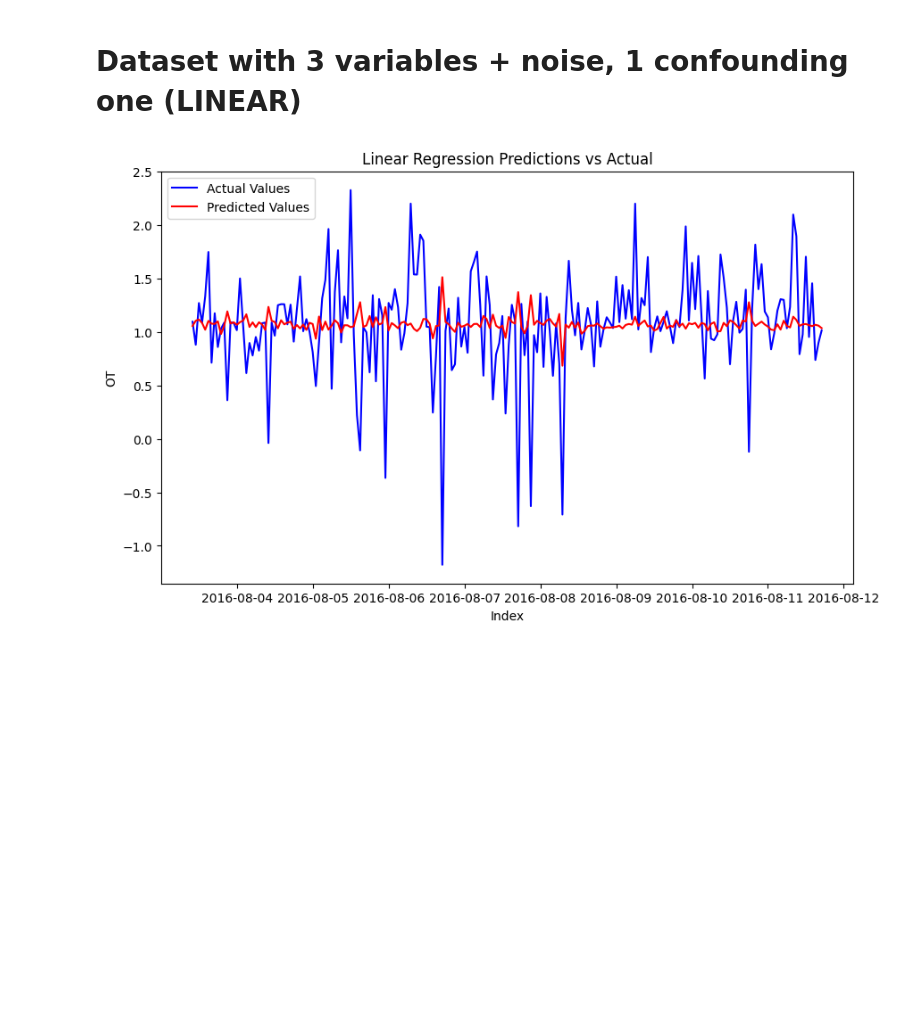
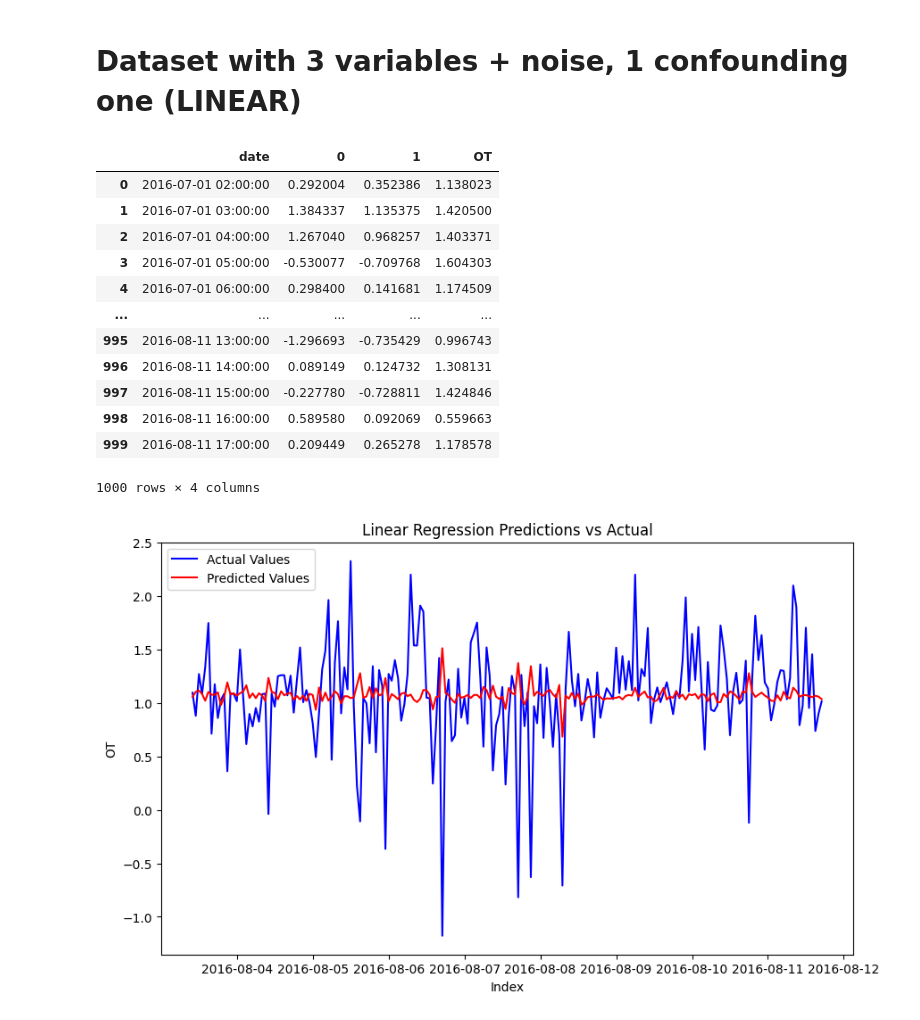
Before and after one commit to feschouw/Master_Thesis, a Jupyter notebook: Datasets/data_for_autoformer.ipynb, the cells around one changed output. Drawn from its saved outputs; the diff is of its cells as text; code cells hidden in the pictures; blank space fills up the shorter version.

```diff
--- a/Datasets/data_for_autoformer.ipynb
+++ b/Datasets/data_for_autoformer.ipynb
@@ -99,3 +242,19 @@ data_df.to_csv('data_causal_1.csv', index=False)
+# %%
+data_df
+# %% [output]
+|  | date | 0 | 1 | OT |
+| 0 | 2016-07-01 02:00:00 | 0.292004 | 0.352386 | 1.138023 |
+| 1 | 2016-07-01 03:00:00 | 1.384337 | 1.135375 | 1.420500 |
+| 2 | 2016-07-01 04:00:00 | 1.267040 | 0.968257 | 1.403371 |
+| 3 | 2016-07-01 05:00:00 | -0.530077 | -0.709768 | 1.604303 |
+| 4 | 2016-07-01 06:00:00 | 0.298400 | 0.141681 | 1.174509 |
+| ... | ... | ... | ... | ... |
+| 995 | 2016-08-11 13:00:00 | -1.296693 | -0.735429 | 0.996743 |
+| 996 | 2016-08-11 14:00:00 | 0.089149 | 0.124732 | 1.308131 |
+| 997 | 2016-08-11 15:00:00 | -0.227780 | -0.728811 | 1.424846 |
+| 998 | 2016-08-11 16:00:00 | 0.589580 | 0.092069 | 0.559663 |
+| 999 | 2016-08-11 17:00:00 | 0.209449 | 0.265278 | 1.178578 |
+1000 rows × 4 columns
 # %%
 # data_df_simple_linear.index = data_df_simple_linear['date']
 # plt.figure(figsize=(10, 6))
```
Also changed, not shown: parts of 10 cells of this notebook, 3 other files.
